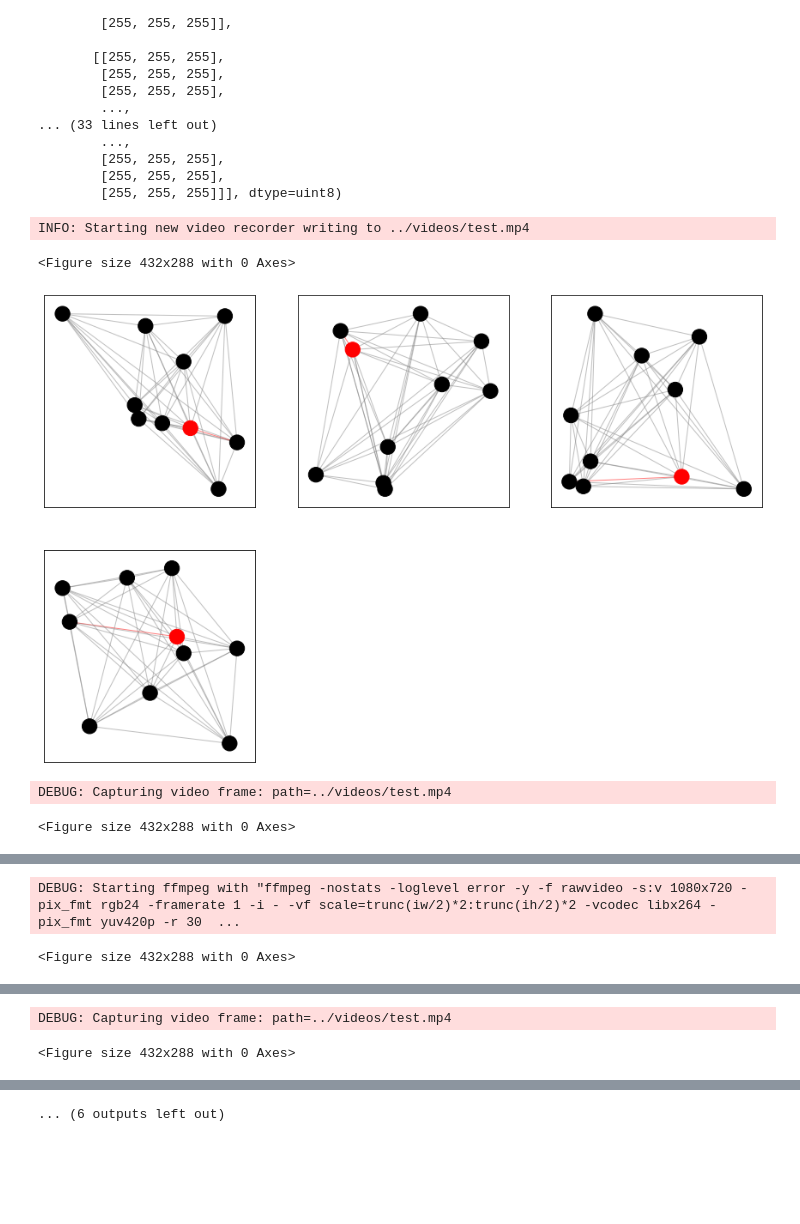
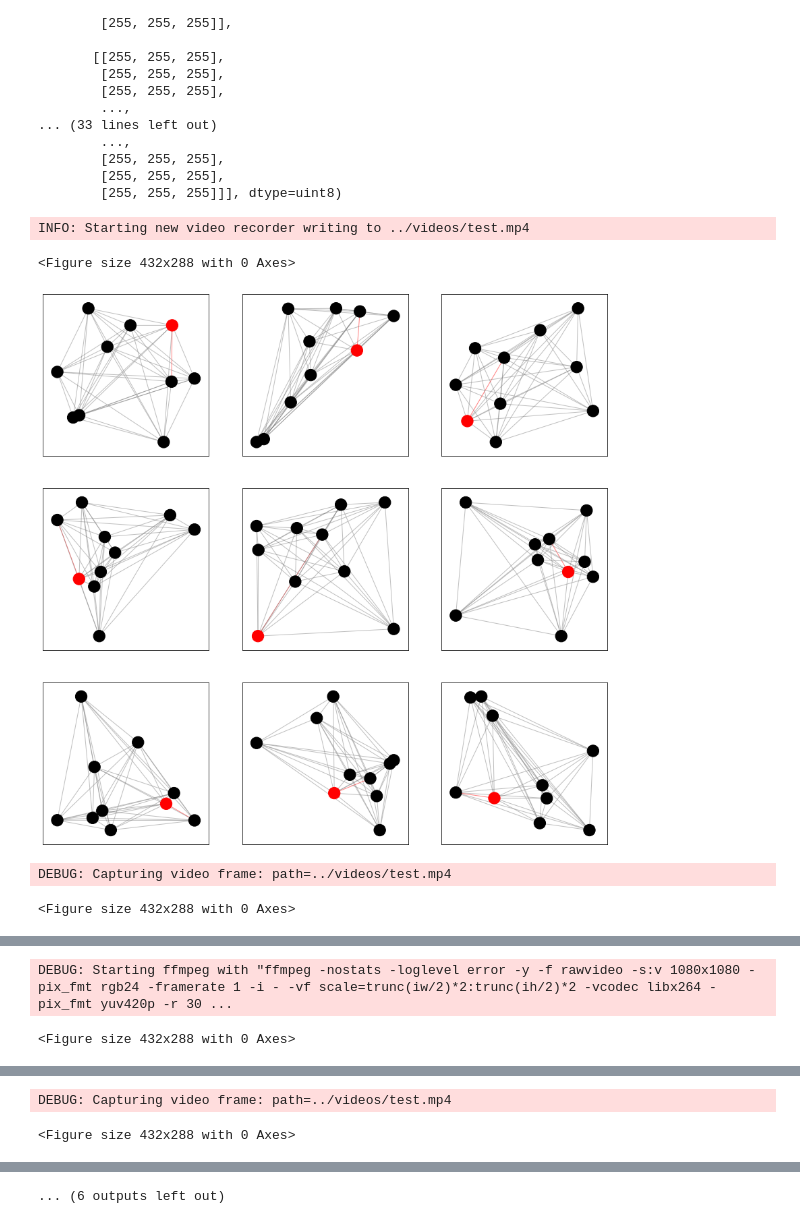
Before and after one commit to kevin-schumann/VRP-GYM, a Jupyter notebook: notebooks/example.ipynb, the cells around one changed output, grey strips where cells are left out. Saved outputs shown, nothing was run; the diff lists cells and outputs as text; code cells hidden in the pictures; blank space fills up the shorter version.

```diff
--- a/notebooks/example.ipynb
+++ b/notebooks/example.ipynb
@@ -76,31 +76,31 @@ array([[[255, 255, 255],
 # %%
 import gym
 from gym.wrappers.monitoring.video_recorder import VideoRecorder
 
-env = DefaultVRPEnv(num_nodes=10, batch_size=128, num_draw=12)
+env = DefaultVRPEnv(num_nodes=10, batch_size=12, num_draw=9)
 vid = VideoRecorder(env, "../videos/test.mp4")
 vid.frames_per_sec = 1
 
 
 env.reset()
-actions = np.asarray([1]*128)[:, None]
+actions = np.asarray([1]*12)[:, None]
 env.step(actions)
 env.render()
 vid.capture_frame()
-actions = np.asarray([2]*128)[:, None]
+actions = np.asarray([2]*12)[:, None]
 env.step(actions)
 env.render()
 vid.capture_frame()
-actions = np.asarray([3]*128)[:, None]
+actions = np.asarray([3]*12)[:, None]
 env.step(actions)
 env.render()
 vid.capture_frame()
 
 vid.close()
 env.close()
 # %% [output]
 INFO: Starting new video recorder writing to ../videos/test.mp4
 <Figure size 432x288 with 0 Axes>
-[figure, old version]
+[figure, new version]
 DEBUG: Capturing video frame: path=../videos/test.mp4
 <Figure size 432x288 with 0 Axes>
@@ -108,2 +108,2 @@ DEBUG: Capturing video frame: path=../videos/test.mp4
-DEBUG: Starting ffmpeg with "ffmpeg -nostats -loglevel error -y -f rawvideo -s:v 1080x720 -pix_fmt rgb24 -framerate 1 -i - -vf scale=trunc(iw/2)*2:trunc(ih/2)*2 -vcodec libx264 -pix_fmt yuv420p -r 30  ...
+DEBUG: Starting ffmpeg with "ffmpeg -nostats -loglevel error -y -f rawvideo -s:v 1080x1080 -pix_fmt rgb24 -framerate 1 -i - -vf scale=trunc(iw/2)*2:trunc(ih/2)*2 -vcodec libx264 -pix_fmt yuv420p -r 30 ...
 <Figure size 432x288 with 0 Axes>
```
Also changed, not shown: parts of 1 cell of this notebook, 2 other files.
